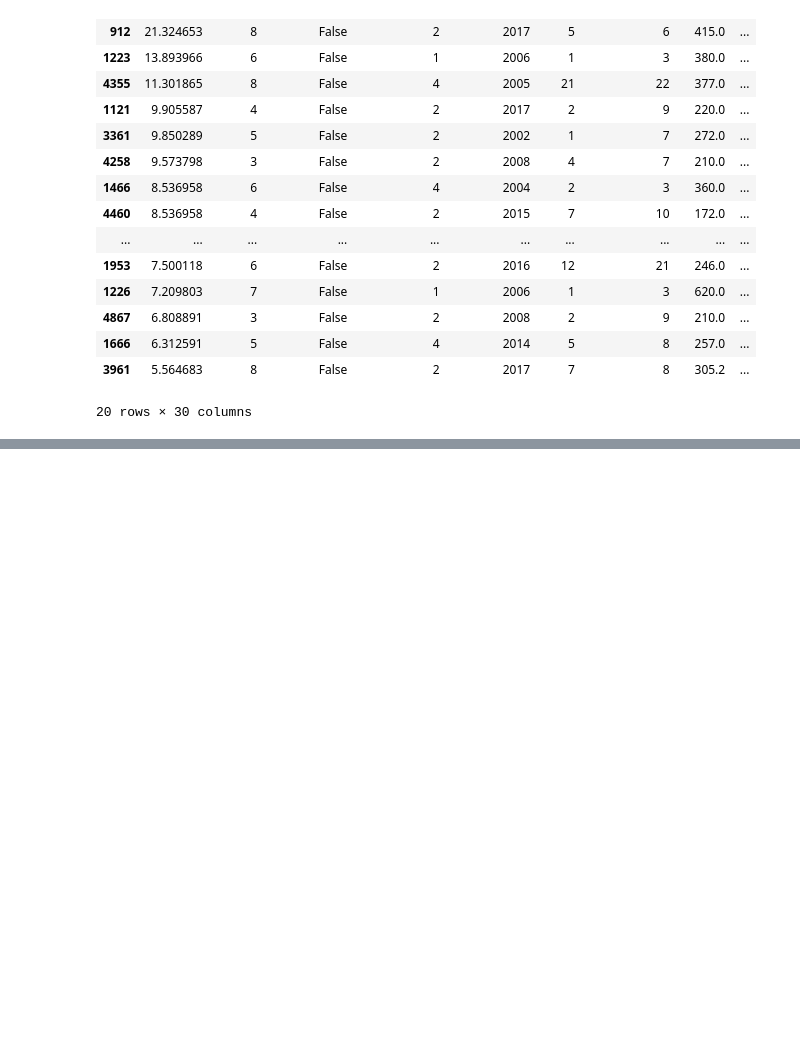
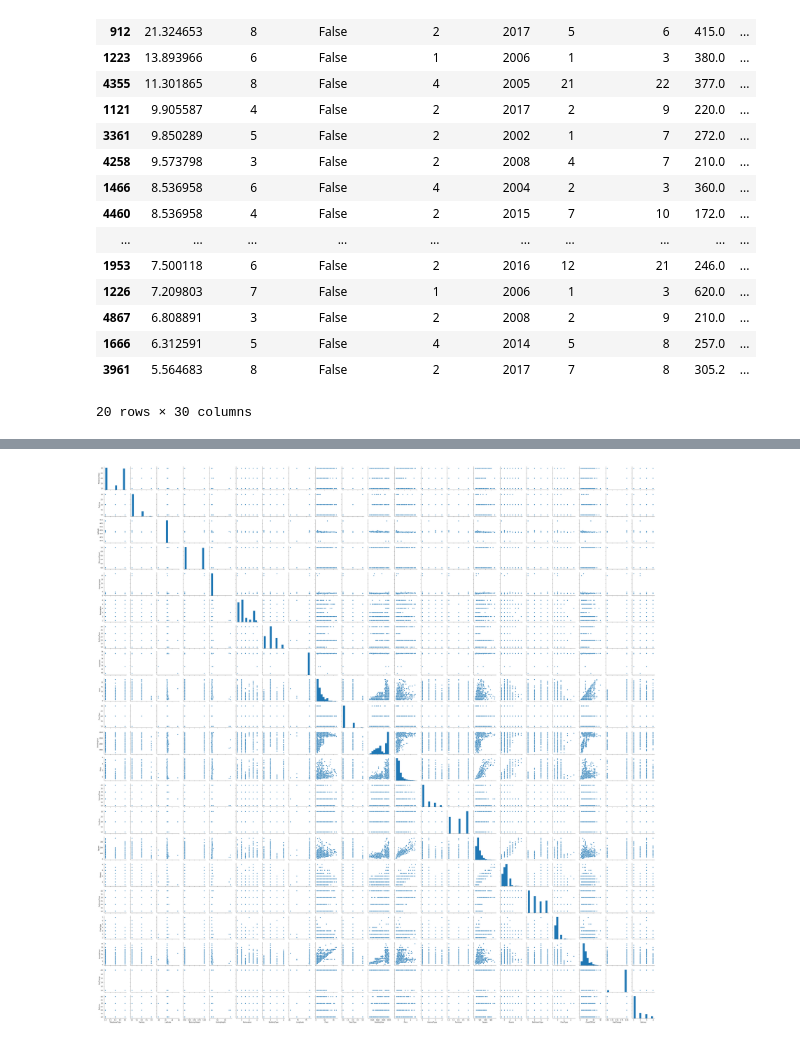
Before and after one commit to DimashOngda/KRISHA_Data_Analysis, a Jupyter notebook: KRISHA.ipynb, the cells around one changed output, grey strips where cells are left out. Cells and saved outputs as stored; diff of their text form; code cells hidden in the pictures; blank space fills up the shorter version.

```diff
--- a/KRISHA.ipynb
+++ b/KRISHA.ipynb
@@ -658,0 +693,8 @@ TypeError: numpy boolean subtract, the `-` operator, is deprecated, use the bitw
+# %%
+xa=df2[df2['City']=='Almaty']['Square']
+ya=df2[df2['City']=='Almaty']['Price']
+# `pairplot()` may become very slow with the SVG format
+# %config InlineBackend.figure_format = 'png'
+sns.pairplot(df2[df2['City']=='Almaty'][numerical]);
+# %% [output]
+[figure, added]
```
Also changed, not shown: parts of 31 cells of this notebook.
